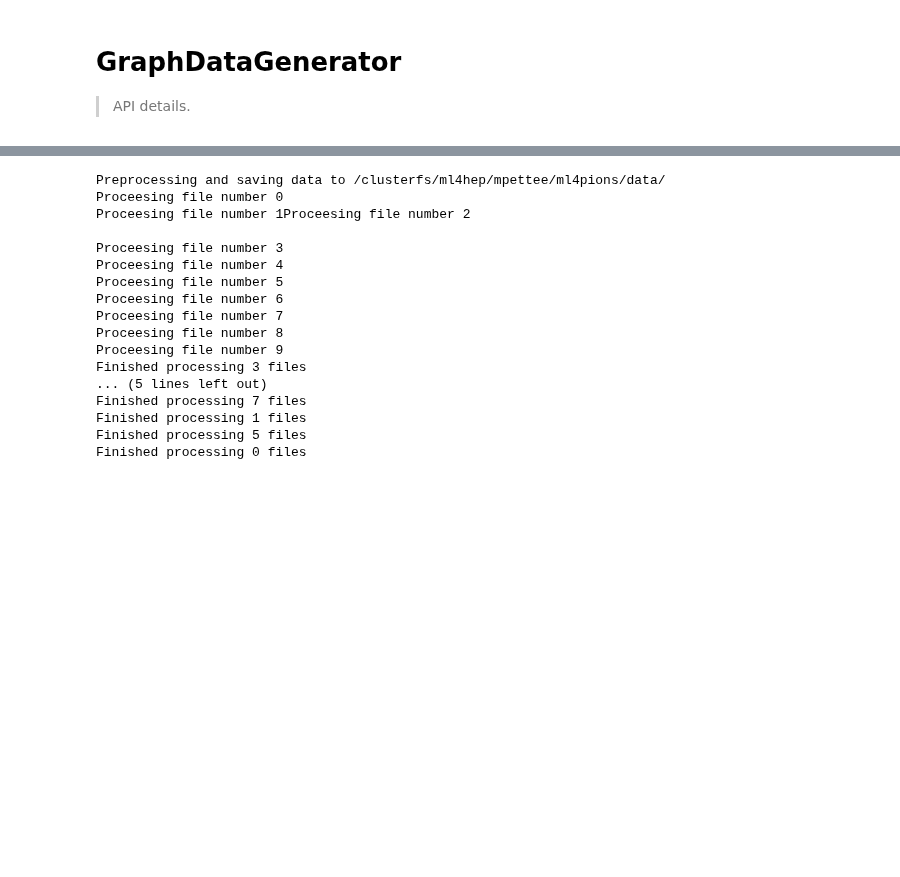
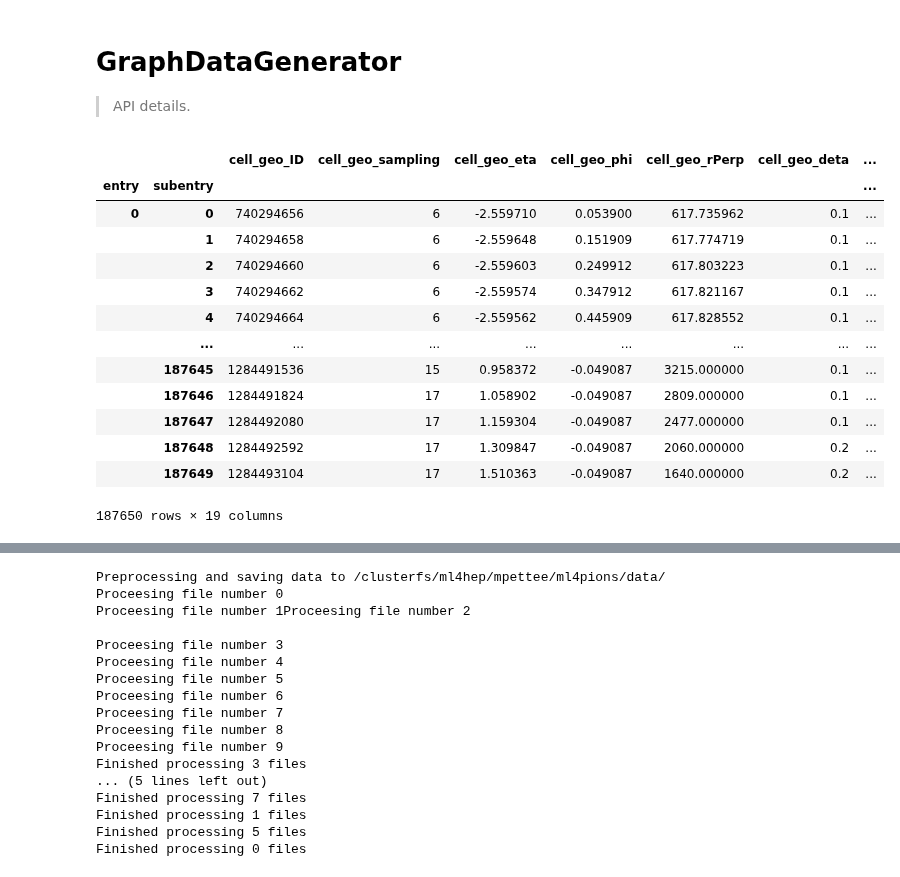
Before and after one commit to atlas-calo-ml/gn4pions_eastbay, a Jupyter notebook: nbs/00_data.ipynb, the cells around one changed output, grey strips where cells are left out. Cells and saved outputs as stored; diff of their text form; code cells hidden in the pictures; blank space fills up the shorter version.

Commit message:
tracks WIP

```diff
--- a/nbs/00_data.ipynb
+++ b/nbs/00_data.ipynb
@@ -15,3 +18,8 @@ import random
 # GraphDataGenerator
 
 > API details.
+# %%
+data_dir = '/clusterfs/ml4hep/mfong/ML4Pions/MLTreeData/'
+out_dir = '/clusterfs/ml4hep/mfong/ML4Pions/graph_data_tracks/'
+pi0_files = np.sort(glob.glob(data_dir+'*pi0*/*.root'))[10:20]
+pion_files = np.sort(glob.glob(data_dir+'*pion*/*.root'))[10:20]
@@ -17,0 +28,17 @@ import random
+# %%
+ur.open(data_dir+"CellGeo.neighbours.root")["CellGeo"].arrays(library="pd")
+# %% [output]
+|  |  | cell_geo_ID | cell_geo_sampling | cell_geo_eta | cell_geo_phi | cell_geo_rPerp | cell_geo_deta | ... |
+| entry | subentry |  |  |  |  |  |  | ... |
+| 0 | 0 | 740294656 | 6 | -2.559710 | 0.053900 | 617.735962 | 0.1 | ... |
+|  | 1 | 740294658 | 6 | -2.559648 | 0.151909 | 617.774719 | 0.1 | ... |
+|  | 2 | 740294660 | 6 | -2.559603 | 0.249912 | 617.803223 | 0.1 | ... |
+|  | 3 | 740294662 | 6 | -2.559574 | 0.347912 | 617.821167 | 0.1 | ... |
+|  | 4 | 740294664 | 6 | -2.559562 | 0.445909 | 617.828552 | 0.1 | ... |
+|  | ... | ... | ... | ... | ... | ... | ... | ... |
+|  | 187645 | 1284491536 | 15 | 0.958372 | -0.049087 | 3215.000000 | 0.1 | ... |
+|  | 187646 | 1284491824 | 17 | 1.058902 | -0.049087 | 2809.000000 | 0.1 | ... |
+|  | 187647 | 1284492080 | 17 | 1.159304 | -0.049087 | 2477.000000 | 0.1 | ... |
+|  | 187648 | 1284492592 | 17 | 1.309847 | -0.049087 | 2060.000000 | 0.2 | ... |
+|  | 187649 | 1284493104 | 17 | 1.510363 | -0.049087 | 1640.000000 | 0.2 | ... |
+187650 rows × 19 columns
```
Also changed, not shown: parts of 9 cells of this notebook, 1 other file.
